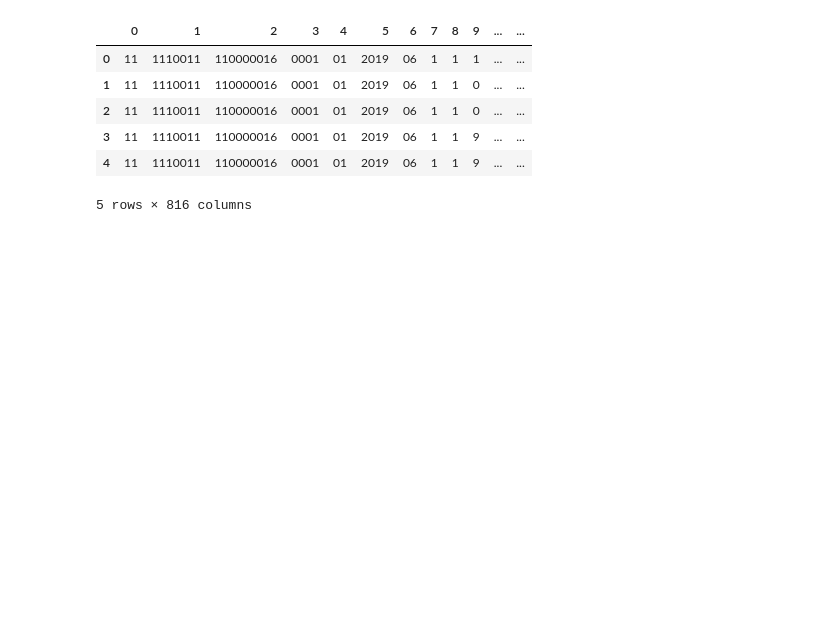
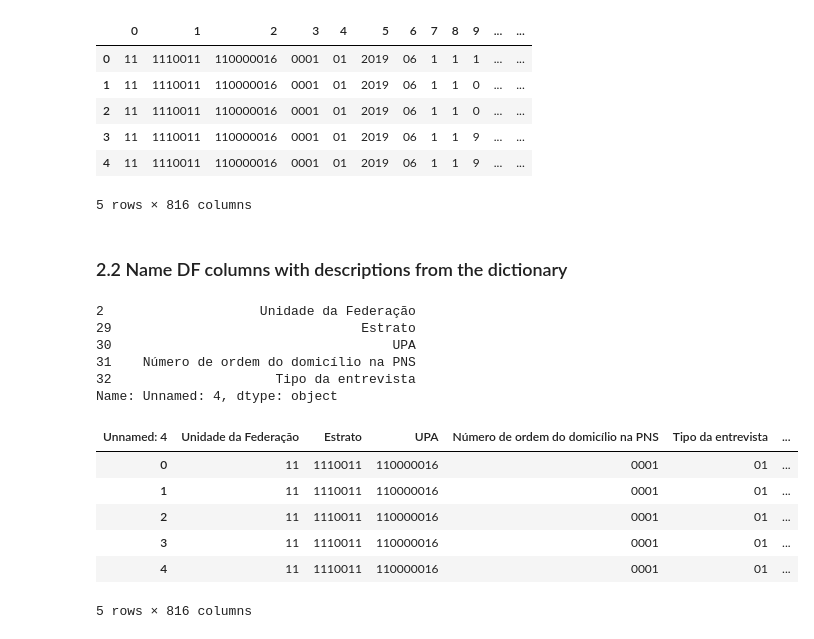
Before and after one commit to feed0/depressao-ibge-pns, a Jupyter notebook: src/pns.ipynb, the cells around one changed output. Saved outputs shown, nothing was run; the diff lists cells and outputs as text; code cells hidden in the pictures; blank space fills up the shorter version.

```diff
--- a/src/pns.ipynb
+++ b/src/pns.ipynb
@@ -21,6 +36,6 @@ dicionario_path = "../data/dicionario-limpo.xlsx"
 # %%
-dicionario = pd.read_excel(dicionario_path, skiprows=1)
-dicionario.head()
+dictionary = pd.read_excel(dictionary_path, skiprows=1)
+dictionary.head()
 # %% [output]
 |  | Posição inicial | Tamanho | Código\nda\nvariável | Quesito | Unnamed: 4 | Categorias | Unnamed: 6 |
 | 0 | NaN | NaN | NaN | nº | descrição | Tipo | Descrição |
@@ -30,7 +45,7 @@ dicionario.head()
 | 4 | NaN | NaN | NaN | NaN | NaN | 13 | Amazonas |
 # %%
 # Widths
-column_widths = dicionario.Tamanho.dropna(axis=0).values.astype(int)
+column_widths = dictionary.Tamanho.dropna(axis=0).values.astype(int)
 column_widths
 # %% [output]
 array([ 2,  7,  9,  4,  2,  4,  2,  1,  1,  1,  1,  1,  1,  1,  1,  2,  2,
@@ -72,7 +89,8 @@ Name: Código\nda\nvariável, Length: 816, dtype: object
 # %%
 # FWF
-df = pd.read_fwf(pnd_data_path,
-                 header=None,
-                 dtype=str,
-                 widths=column_widths
+df = pd.read_fwf(
+    pns_data_path,
+    header=None,
+    dtype=str,
+    widths=column_widths
 )
@@ -86,3 +108,27 @@ df.head()
 | 3 | 11 | 1110011 | 110000016 | 0001 | 01 | 2019 | 06 | 1 | 1 | 9 | ... | ... |
 | 4 | 11 | 1110011 | 110000016 | 0001 | 01 | 2019 | 06 | 1 | 1 | 9 | ... | ... |
 5 rows × 816 columns
+# %% [markdown]
+### 2.2 Name DF columns with descriptions from the dictionary
+# %%
+# Descriptions
+descriptions = dictionary.iloc[1:, 4].dropna(axis=0).str.strip()
+descriptions.head()
+# %% [output]
+2                    Unidade da Federação
+29                                Estrato
+30                                    UPA
+31    Número de ordem do domicílio na PNS
+32                     Tipo da entrevista
+Name: Unnamed: 4, dtype: object
+# %%
+df.columns = descriptions
+df.head()
+# %% [output]
+| Unnamed: 4 | Unidade da Federação | Estrato | UPA | Número de ordem do domicílio na PNS | Tipo da entrevista | ... |
+| 0 | 11 | 1110011 | 110000016 | 0001 | 01 | ... |
+| 1 | 11 | 1110011 | 110000016 | 0001 | 01 | ... |
+| 2 | 11 | 1110011 | 110000016 | 0001 | 01 | ... |
+| 3 | 11 | 1110011 | 110000016 | 0001 | 01 | ... |
+| 4 | 11 | 1110011 | 110000016 | 0001 | 01 | ... |
+5 rows × 816 columns
```
Also changed, not shown: parts of 19 cells of this notebook, 2 other files.
